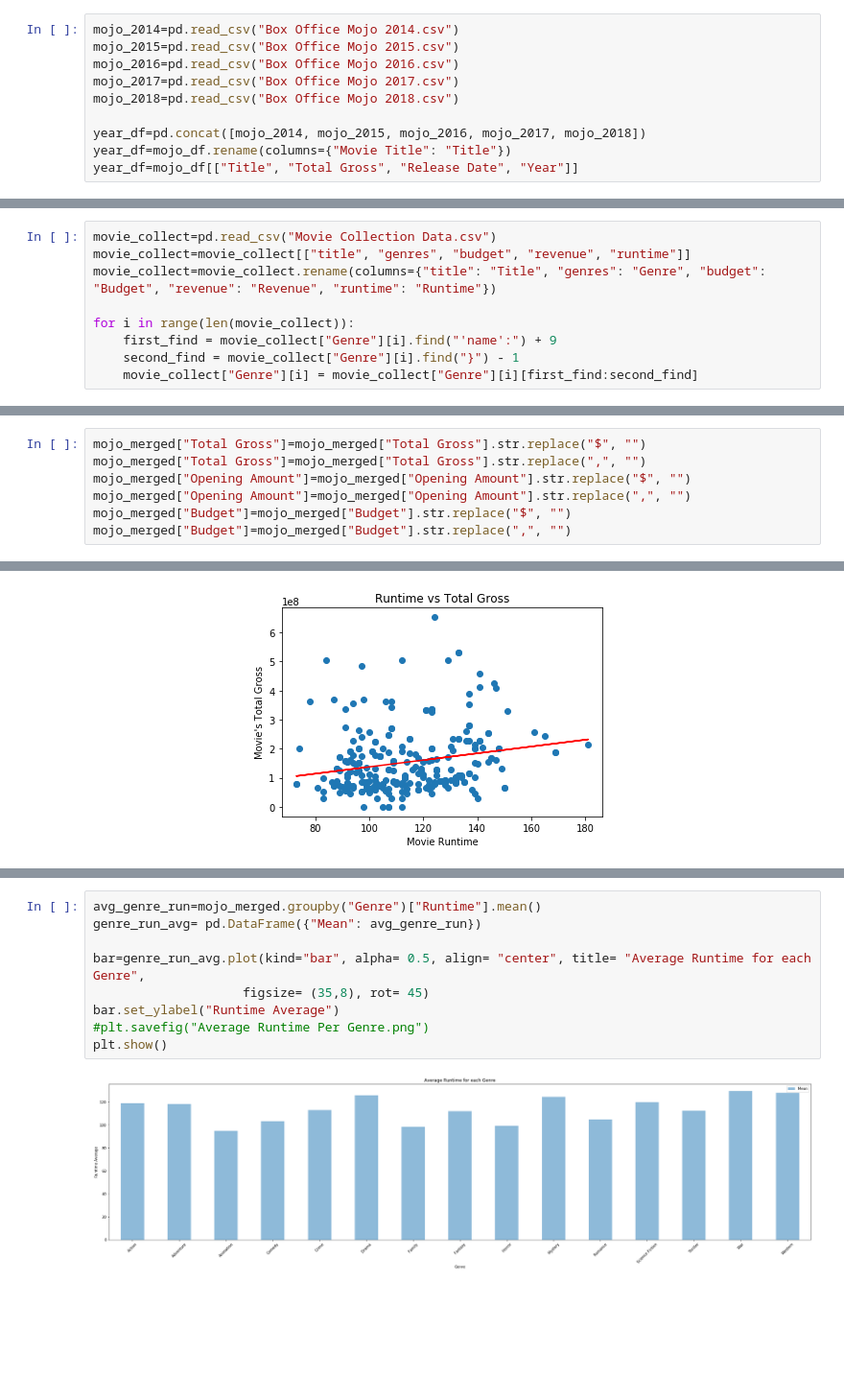
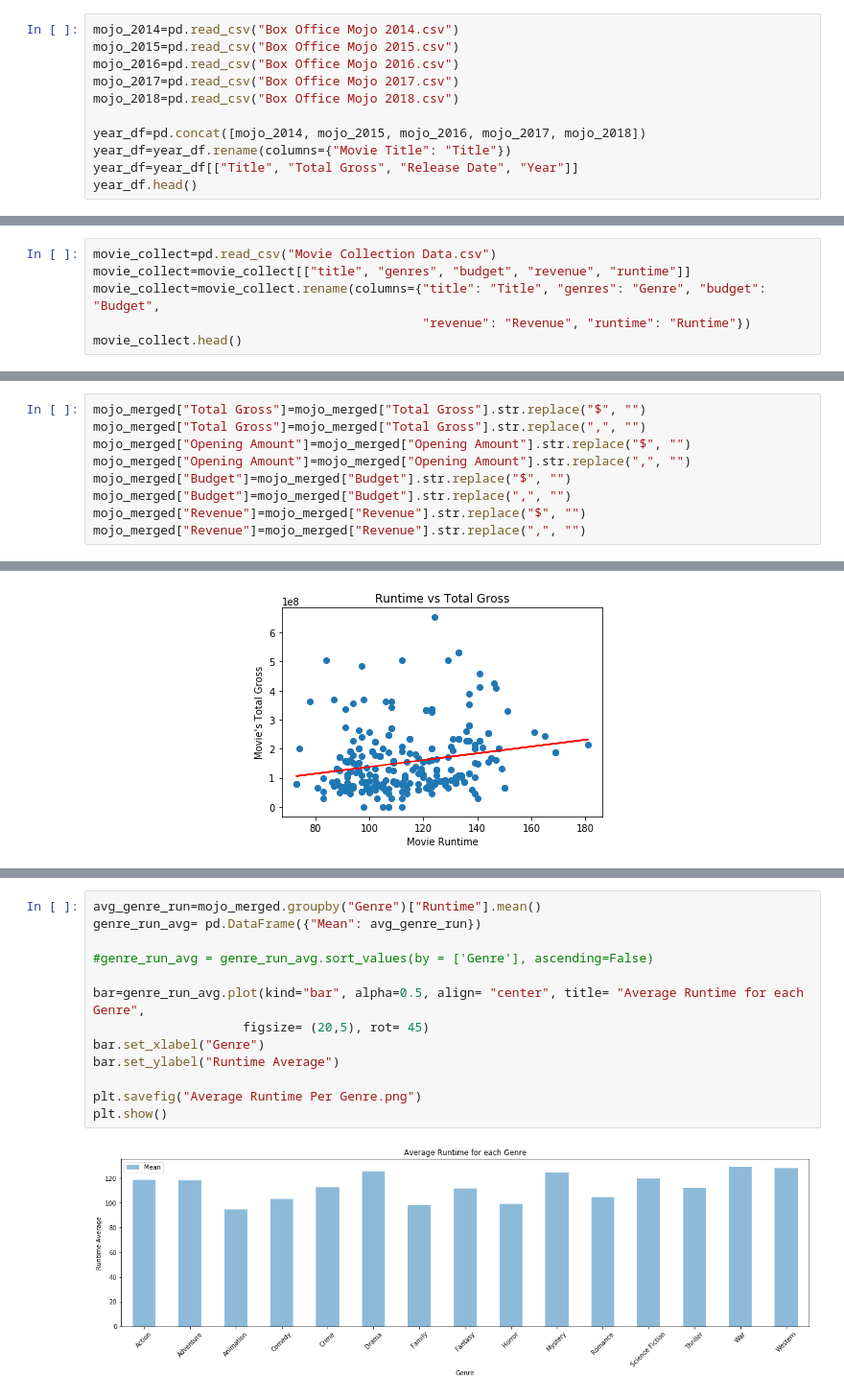
Before and after one commit to Dillongrow/Project_1, a Jupyter notebook: Team7.ipynb, the cells around one changed output, grey strips where cells are left out. Shown: that part at 96% size. Cells and saved outputs as stored; diff of their text form; blank space fills up the shorter version.

```diff
--- a/Team7.ipynb
+++ b/Team7.ipynb
@@ -12,5 +12,6 @@ mojo_2017=pd.read_csv("Box Office Mojo 2017.csv")
 mojo_2018=pd.read_csv("Box Office Mojo 2018.csv")
 
 year_df=pd.concat([mojo_2014, mojo_2015, mojo_2016, mojo_2017, mojo_2018])
-year_df=mojo_df.rename(columns={"Movie Title": "Title"})
-year_df=mojo_df[["Title", "Total Gross", "Release Date", "Year"]]
+year_df=year_df.rename(columns={"Movie Title": "Title"})
+year_df=year_df[["Title", "Total Gross", "Release Date", "Year"]]
+year_df.head()
@@ -17,10 +25,7 @@ year_df=mojo_df[["Title", "Total Gross", "Release Date", "Year"]]
 # %%
 movie_collect=pd.read_csv("Movie Collection Data.csv")
 movie_collect=movie_collect[["title", "genres", "budget", "revenue", "runtime"]]
-movie_collect=movie_collect.rename(columns={"title": "Title", "genres": "Genre", "budget": "Budget", "revenue": "Revenue", "runtime": "Runtime"})
-
-for i in range(len(movie_collect)):
-    first_find = movie_collect["Genre"][i].find("'name':") + 9
-    second_find = movie_collect["Genre"][i].find("}") - 1
-    movie_collect["Genre"][i] = movie_collect["Genre"][i][first_find:second_find]
+movie_collect=movie_collect.rename(columns={"title": "Title", "genres": "Genre", "budget": "Budget",
+                                            "revenue": "Revenue", "runtime": "Runtime"})
+movie_collect.head()
 # %% [output]
@@ -77,6 +81,8 @@ mojo_merged["Opening Amount"]=mojo_merged["Opening Amount"].str.replace("$", "")
 mojo_merged["Opening Amount"]=mojo_merged["Opening Amount"].str.replace(",", "")
 mojo_merged["Budget"]=mojo_merged["Budget"].str.replace("$", "")
 mojo_merged["Budget"]=mojo_merged["Budget"].str.replace(",", "")
+mojo_merged["Revenue"]=mojo_merged["Revenue"].str.replace("$", "")
+mojo_merged["Revenue"]=mojo_merged["Revenue"].str.replace(",", "")
 # %%
 mojo_merged["Opening Amount"]=mojo_merged["Opening Amount"].astype(int)
 
@@ -173,11 +217,15 @@ plt.show()
 # %%
 avg_genre_run=mojo_merged.groupby("Genre")["Runtime"].mean()
 genre_run_avg= pd.DataFrame({"Mean": avg_genre_run})
 
-bar=genre_run_avg.plot(kind="bar", alpha= 0.5, align= "center", title= "Average Runtime for each Genre",
-                    figsize= (35,8), rot= 45)
+#genre_run_avg = genre_run_avg.sort_values(by = ['Genre'], ascending=False)
+
+bar=genre_run_avg.plot(kind="bar", alpha=0.5, align= "center", title= "Average Runtime for each Genre",
+                    figsize= (20,5), rot= 45)
+bar.set_xlabel("Genre")
 bar.set_ylabel("Runtime Average")
-#plt.savefig("Average Runtime Per Genre.png")
+
+plt.savefig("Average Runtime Per Genre.png")
 plt.show()
 # %% [output]
-[figure, old version]
+[figure, new version]
```
Also changed, not shown: parts of 14 cells of this notebook, 5 other files.
